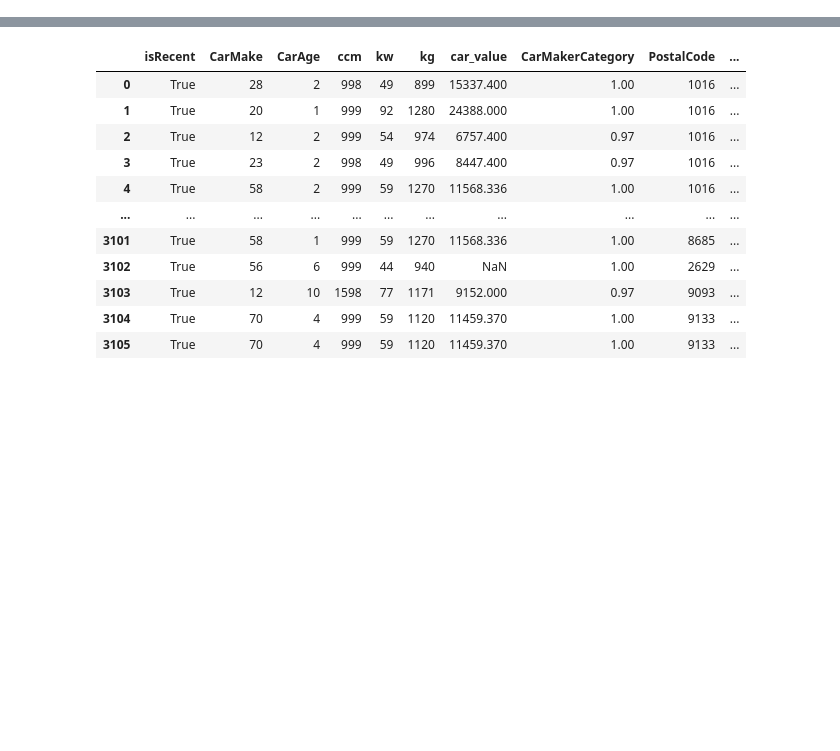
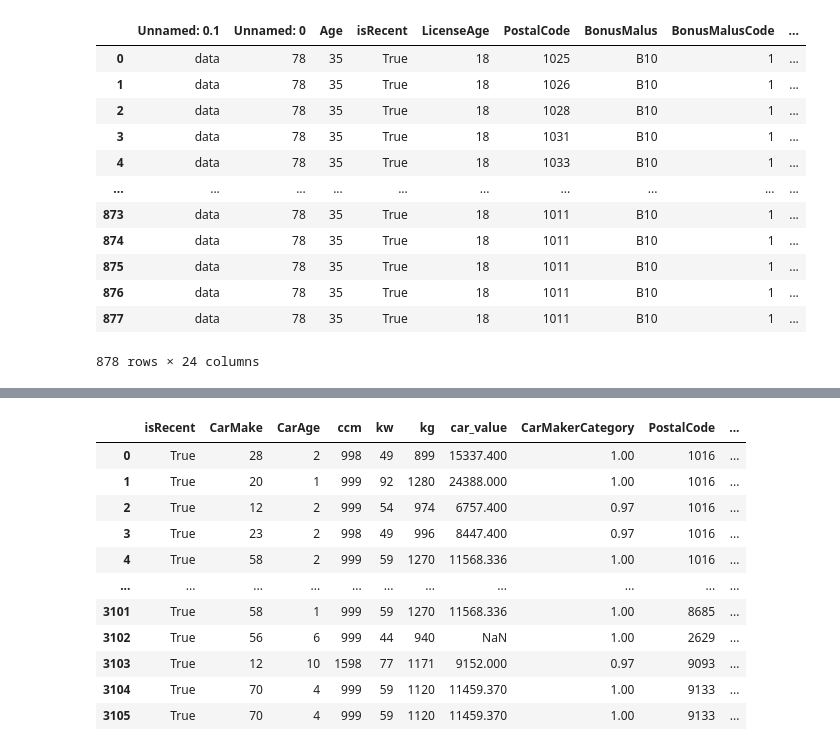
Before and after one commit to asdasde/market_models, a Jupyter notebook: notebooks/2_market_model.ipynb, the cells around one changed output, grey strips where cells are left out. Drawn from its saved outputs; the diff is of its cells as text; code cells hidden in the pictures; blank space fills up the shorter version.

```diff
--- a/notebooks/2_market_model.ipynb
+++ b/notebooks/2_market_model.ipynb
@@ -27,0 +217,18 @@ The autoreload extension is already loaded. To reload it, use:
+# %%
+d = pd.read_csv(utils.get_profiles_for_crawling_transposed(utils.get_incremental_data_name('netrisk_casco', 'v1', 'v3')))
+# %%
+d
+# %% [output]
+|  | Unnamed: 0.1 | Unnamed: 0 | Age | isRecent | LicenseAge | PostalCode | BonusMalus | BonusMalusCode | ... |
+| 0 | data | 78 | 35 | True | 18 | 1025 | B10 | 1 | ... |
+| 1 | data | 78 | 35 | True | 18 | 1026 | B10 | 1 | ... |
+| 2 | data | 78 | 35 | True | 18 | 1028 | B10 | 1 | ... |
+| 3 | data | 78 | 35 | True | 18 | 1031 | B10 | 1 | ... |
+| 4 | data | 78 | 35 | True | 18 | 1033 | B10 | 1 | ... |
+| ... | ... | ... | ... | ... | ... | ... | ... | ... | ... |
+| 873 | data | 78 | 35 | True | 18 | 1011 | B10 | 1 | ... |
+| 874 | data | 78 | 35 | True | 18 | 1011 | B10 | 1 | ... |
+| 875 | data | 78 | 35 | True | 18 | 1011 | B10 | 1 | ... |
+| 876 | data | 78 | 35 | True | 18 | 1011 | B10 | 1 | ... |
+| 877 | data | 78 | 35 | True | 18 | 1011 | B10 | 1 | ... |
+878 rows × 24 columns
```
Also changed, not shown: parts of 26 cells of this notebook, 6 other files.
